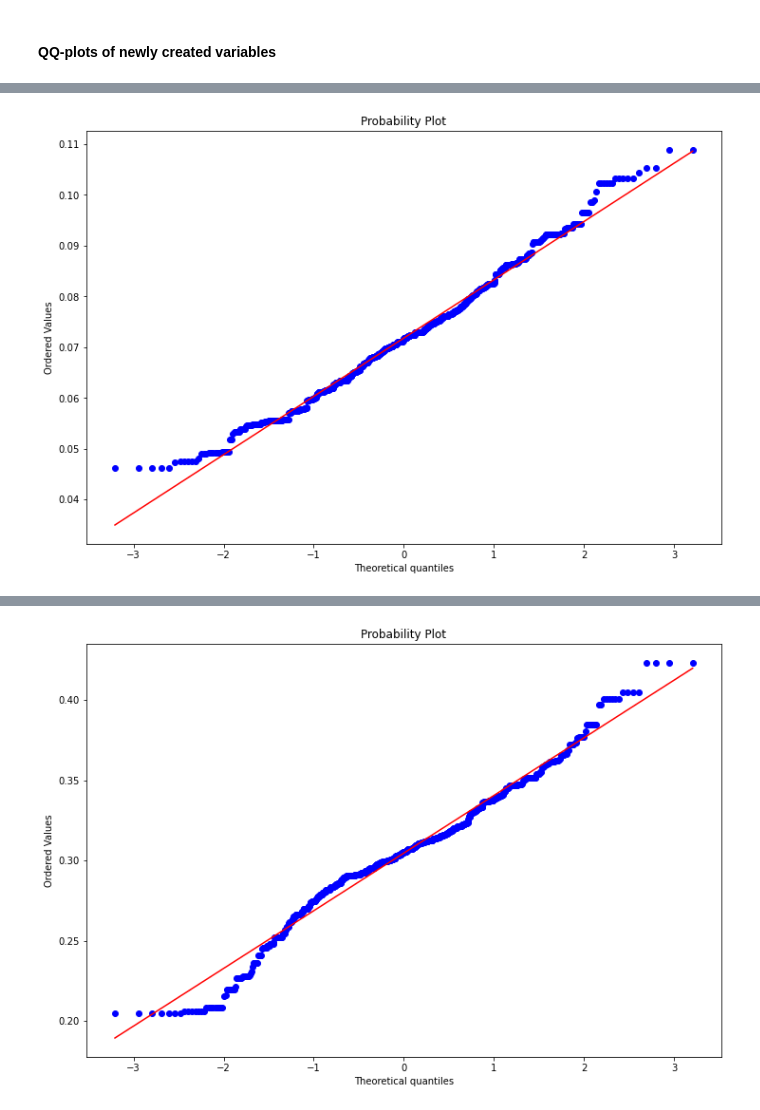
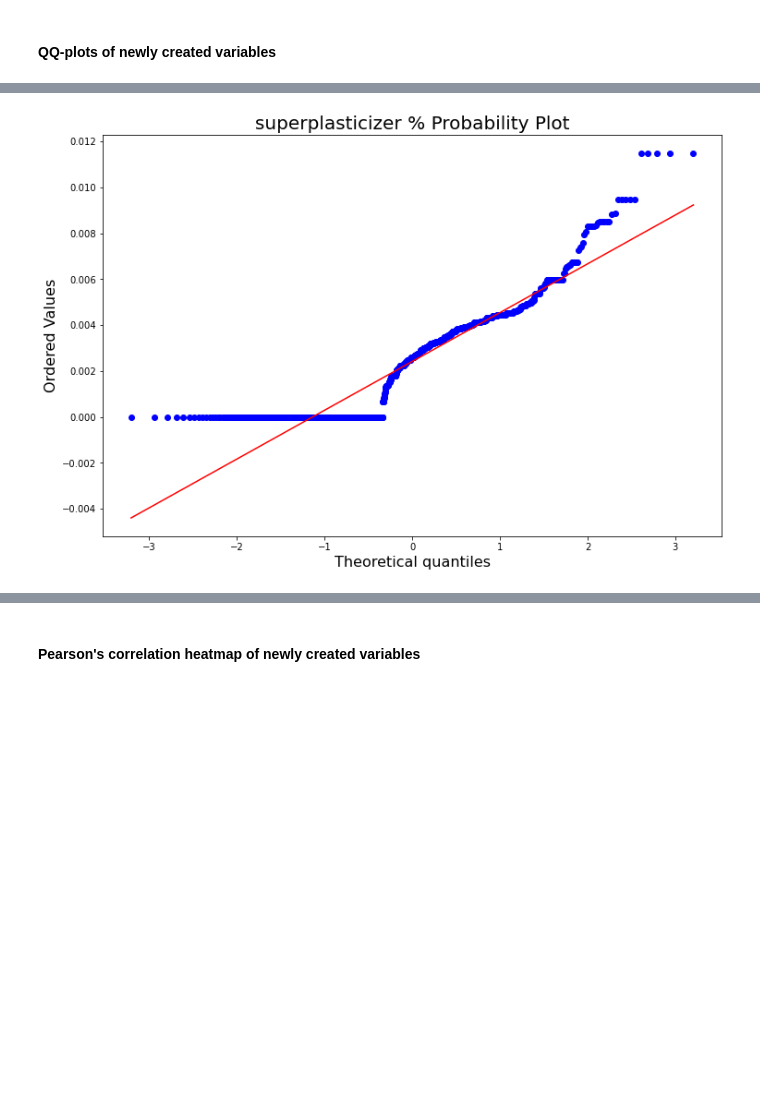
Before and after one commit to ZasadnyJan/Concrete_strength_regression, a Jupyter notebook: Main_notebook.ipynb, the cells around one changed output, grey strips where cells are left out. Cells and saved outputs as stored; diff of their text form; code cells hidden in the pictures; blank space fills up the shorter version.

```diff
--- a/Main_notebook.ipynb
+++ b/Main_notebook.ipynb
@@ -185,5 +194,10 @@ for col_name in df_vars_num:
 for col_name in df_vars_num:
     plt.figure(figsize=(12, 8))
     res = stats.probplot(df[col_name], plot=plt)
+    plt.title(col_name + " Probability Plot", fontsize=20)
+    plt.xlabel("Theoretical quantiles", fontsize=16)
+    plt.ylabel("Ordered Values", fontsize=16)
+    plt.xticks(fontsize=10)
+    plt.yticks(fontsize=10)
     plt.show()
 # %% [output]
@@ -307,9 +321,10 @@ df.head()
 # %%
 skewness = round(df["total_weight"].skew(), 2)
+kurtosis = round(df["total_weight"].kurt(), 2)
 
 plt.figure(figsize=(16, 6))
 sns.histplot(x="total_weight", kde=True, bins=30, data=df)
-plt.title("total_weight distribution, skewness= " + str(skewness), fontsize=20)
+plt.title("total_weight distribution, skewness= " + str(skewness)+ ", kurtosis= " +str(kurtosis), fontsize=20)
 plt.xlabel("total_weight", fontsize=16)
 plt.ylabel("Count", fontsize=16)
 plt.xticks(fontsize=10)
@@ -337,7 +357,7 @@ df_2=df.copy()
 for var in weight_vars:
     df_2[var +" %"] = df_2.apply(lambda x: x[var]/x["total_weight"],axis=1)
 
-df_2=df_2.drop(columns=weight_vars)
+#df_2=df_2.drop(columns=weight_vars)
 # %%
 df_2.head()
 # %% [output]
@@ -352,11 +384,12 @@ df_2.head()
 # %%
-df_vars_num=df_2.drop(['csMPa','age', 'total_weight'], axis=1)
+df_vars_num=df_2.drop(['csMPa','age', 'total_weight',"cement", "slag", "flyash", "water", "superplasticizer", "coarseaggregate", "fineaggregate"], axis=1)
 
 for col_name in df_vars_num:
     skewness = round(df_vars_num[col_name].skew(), 2)
+    kurtosis = round(df_vars_num[col_name].kurt(), 2)
     plt.figure(figsize=(16, 6))
     sns.histplot(x=col_name, kde=True, bins=30, data=df_vars_num)
-    plt.title(col_name+ " distribution, skewness= "+str(skewness), fontsize=20)
+    plt.title(col_name+ " distribution, skewness= "+str(skewness)+ ", kurtosis= " +str(kurtosis), fontsize=20)
     plt.xlabel(col_name, fontsize=16)
     plt.ylabel("Count", fontsize=16)
     plt.xticks(fontsize=10)
@@ -376,5 +409,10 @@ for col_name in df_vars_num:
 for col_name in df_vars_num:
     plt.figure(figsize=(12, 8))
     res = stats.probplot(df_2[col_name], plot=plt)
+    plt.title(col_name + " Probability Plot", fontsize=20)
+    plt.xlabel("Theoretical quantiles", fontsize=16)
+    plt.ylabel("Ordered Values", fontsize=16)
+    plt.xticks(fontsize=10)
+    plt.yticks(fontsize=10)
     plt.show()
 # %% [output]
@@ -385 +423 @@ for col_name in df_vars_num:
-[figure, old version]
+[figure, new version]
@@ -388 +426,2 @@ for col_name in df_vars_num:
-[figure, removed]
+# %% [markdown]
+#### Pearson's correlation heatmap of newly created variables
```
Also changed, not shown: parts of 52 cells of this notebook.
